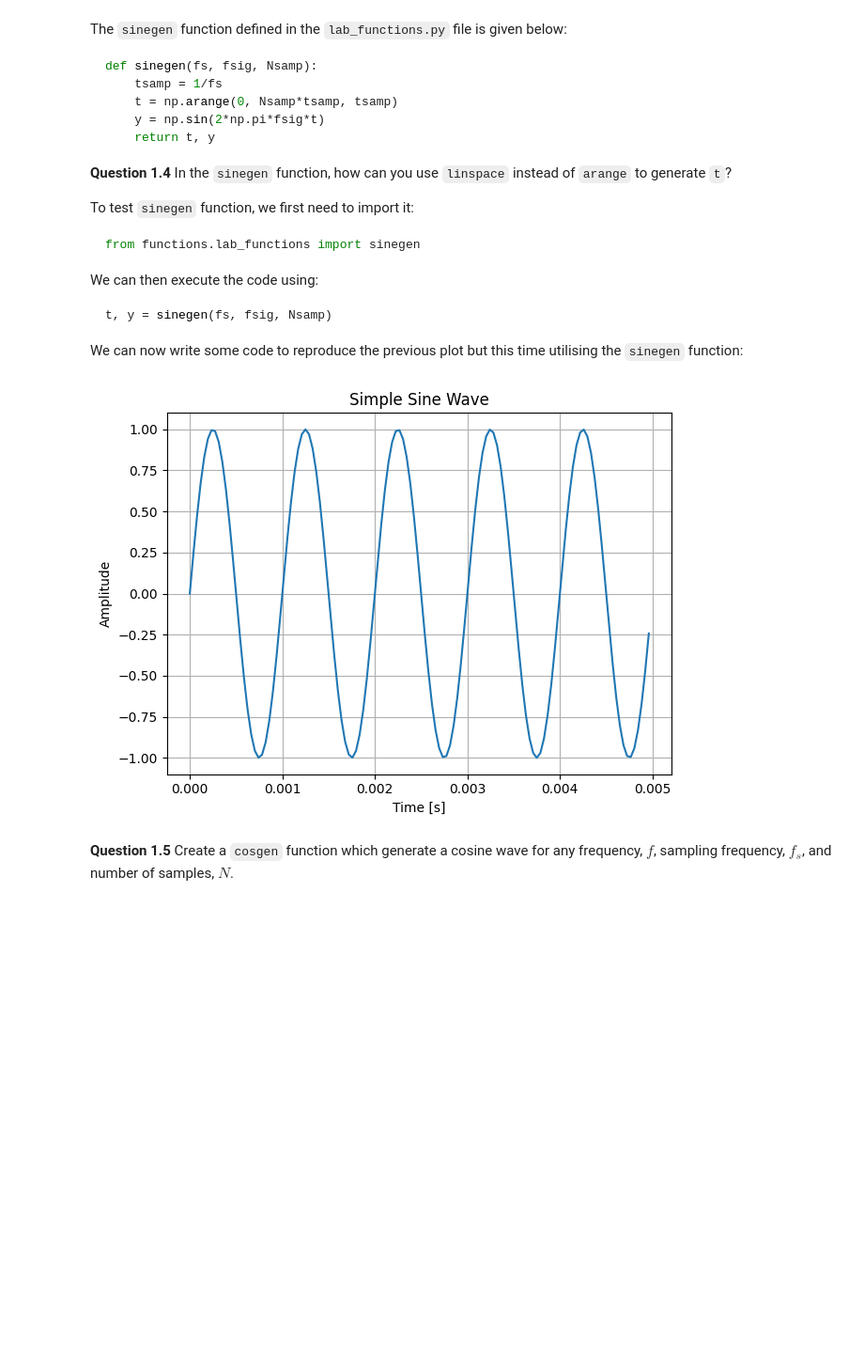
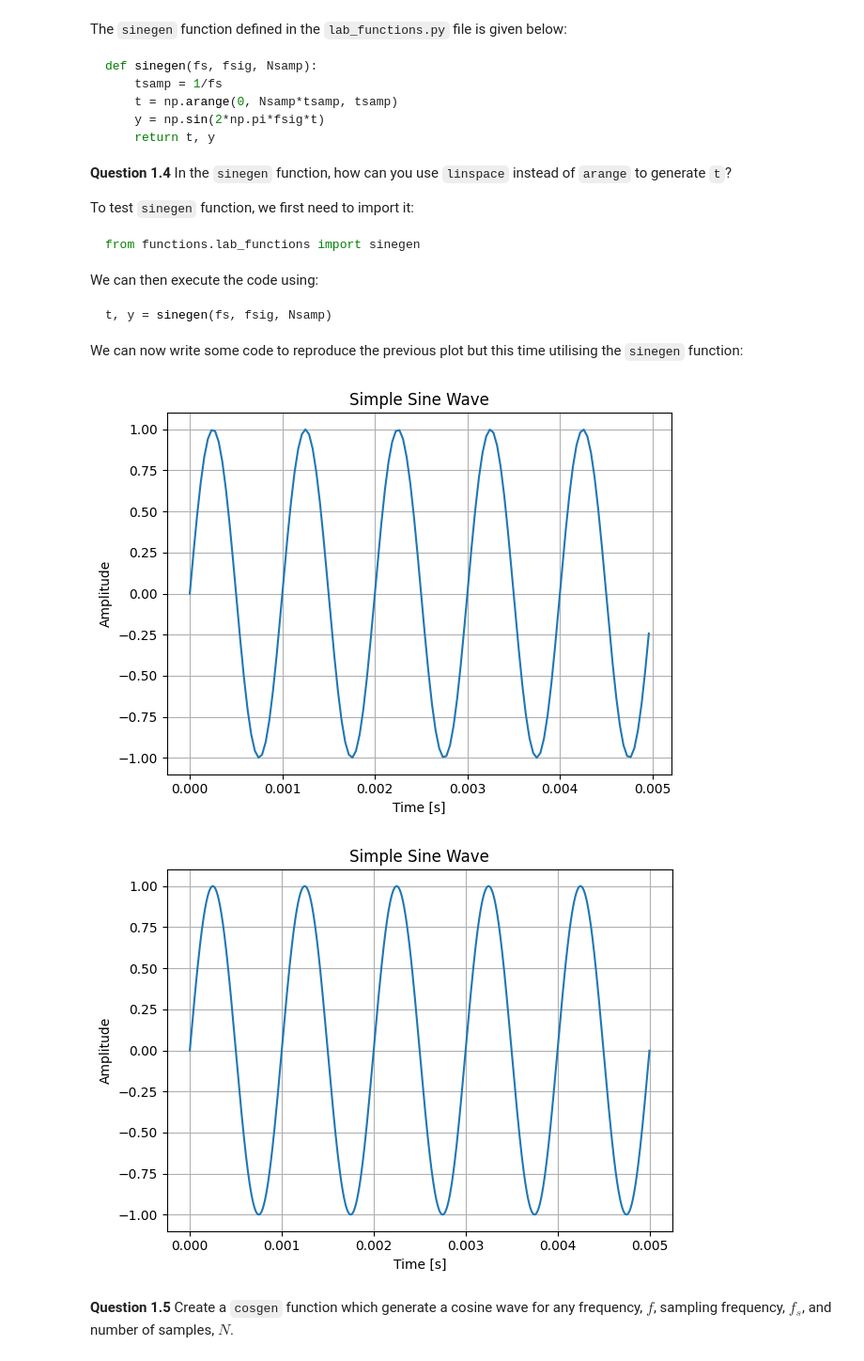
Before and after one commit to eeshawalji/sap-EE2-SS-LAB, a Jupyter notebook: EX1 - Introduction.ipynb, the cells around one changed output. Shown: that part at 94% size. Drawn from its saved outputs; the diff is of its cells as text; code cells hidden in the pictures; blank space fills up the shorter version.

```diff
--- a/EX1 - Introduction.ipynb
+++ b/EX1 - Introduction.ipynb
@@ -193,11 +193,26 @@ We can now write some code to reproduce the previous plot but this time utilisin
 # %%
 from functions.lab_functions import sinegen
 t, y = sinegen(fs, fsig, Nsamp)
 
 plt = plot_signal(t, y, title='Simple Sine Wave', xlabel='Time [s]', ylabel='Amplitude')
 plt.show()
+
+
+#defining sinegen using linspace
+def sinegen2(fs, fsig, Nsamp):
+    tsamp = 1/fs
+    t = np.linspace(0, Nsamp*tsamp, fs, endpoint=False)
+    y = np.sin(2*np.pi*fsig*t)
+    return t, y
+
+
+t, y = sinegen2(fs, fsig, Nsamp)
+
+plt = plot_signal(t, y, title='Simple Sine Wave', xlabel='Time [s]', ylabel='Amplitude')
+plt.show()
 # %% [output]
 [figure]
+[figure, added]
 # %% [markdown]
 **Question 1.5** Create a `cosgen` function which generate a cosine wave for any frequency, $f$, sampling frequency, $f_s$, and number of samples, $N$.
 # %%
```
Also changed, not shown: parts of 4 cells of this notebook, 2 other files.
